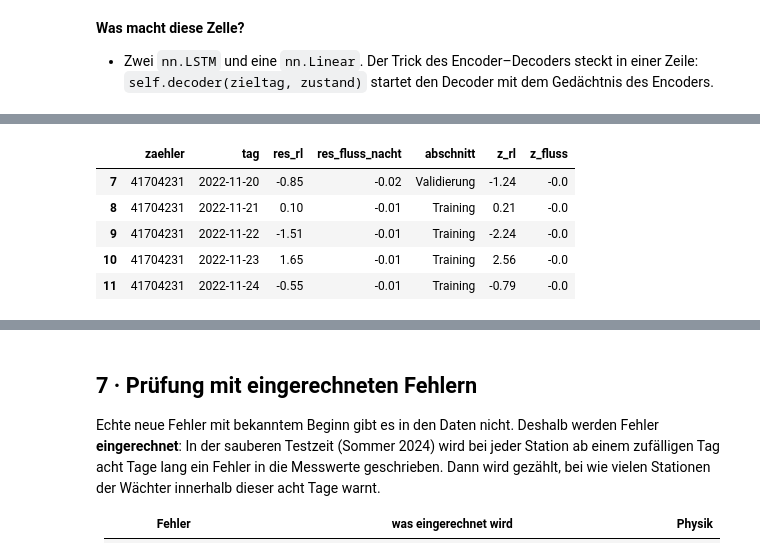
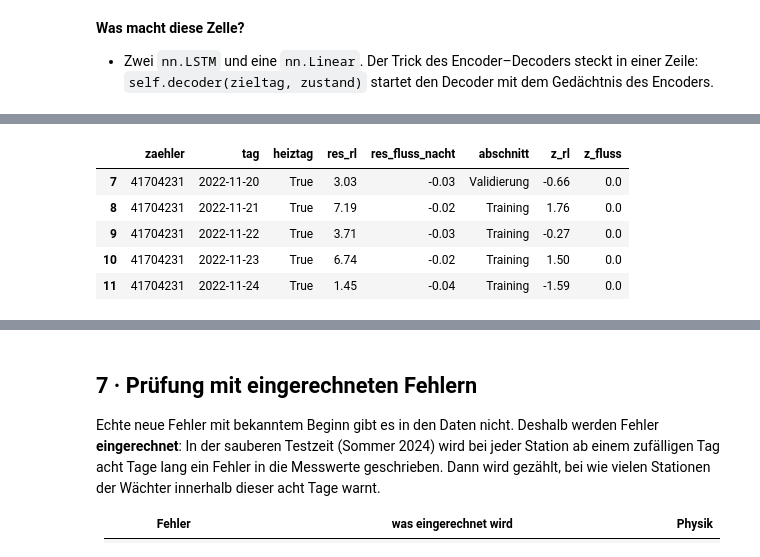
Before and after one commit to ivelinayna/projektseminar, a Jupyter notebook: notebooks/21_prognose_lstm_waechter.ipynb, the cells around one changed output, grey strips where cells are left out. Saved outputs shown, nothing was run; the diff lists cells and outputs as text; code cells hidden in the pictures.

```diff
--- a/notebooks/21_prognose_lstm_waechter.ipynb
+++ b/notebooks/21_prognose_lstm_waechter.ipynb
@@ -46,8 +64,9 @@ pd.set_option("display.width", 200)
 plt.rcParams["figure.facecolor"] = "white"
 
 STICHTAG = pd.Timestamp("2024-09-01")
-TRAINING_BIS = pd.Timestamp("2024-06-01")   # danach: Sommer 2024 als saubere Testzeit vor den Begehungen
-VORGESCHICHTE = 7                             # Tage
+LERNEN_BIS = pd.Timestamp("2024-06-01")    # danach: Sommer 2024 als saubere Testzeit vor den Begehungen
+VORGESCHICHTE = 7                           # Tage
+HEIZGRENZE_C = 15.0                         # Tagesmittel darunter = Heiztag (wie in Notebook 17)
 NEU_TRAINIEREN = False
 SEED = 0
 torch.manual_seed(SEED)
@@ -123,10 +168,10 @@ Temperaturen für alle gleich. Dann entstehen für jeden Zieltag drei Teile:
   im Wetterbericht, den Vorlauf gibt das Netz vor,
 * **Ziel:** Rücklauf und Durchfluss des Zieltags (24 × 2).
 # %%
-lernen = (tage["abschnitt"] == "Training").to_numpy()
-fl_teiler = stunden[np.repeat(lernen, 24)].groupby("zaehler")["durchfluss"].quantile(0.95).clip(lower=1.0)
-mittel = {k: werte[lernen, :, i].mean() for i, k in enumerate(KANAELE) if k != "durchfluss"}
-streuung = {k: werte[lernen, :, i].std() for i, k in enumerate(KANAELE) if k != "durchfluss"}
+lernzeit = (tage["abschnitt"] == "Training").to_numpy()
+fl_teiler = stunden[np.repeat(lernzeit, 24)].groupby("zaehler")["durchfluss"].quantile(0.95).clip(lower=1.0)
+mittel = {k: werte[lernzeit, :, i].mean() for i, k in enumerate(KANAELE) if k != "durchfluss"}
+streuung = {k: werte[lernzeit, :, i].std() for i, k in enumerate(KANAELE) if k != "durchfluss"}
 
 
 def skalieren(feld):
@@ -145,10 +190,10 @@ def eingaenge(x, idx):
 
 
 x = skalieren(werte)
-# Überwacht werden nur Zähler, die das Netz vor Juni 2024 kennenlernen konnte
-ohne_training = sorted(set(tage["zaehler"]) - set(fl_teiler.index))
+# Überwacht werden nur Zähler, die vor Juni 2024 Daten haben (sonst keine Skala und keine normale Schwankung)
+ohne_lernzeit = sorted(set(tage["zaehler"]) - set(fl_teiler.index))
 ziel_idx = ziel_idx[tage.loc[ziel_idx, "zaehler"].isin(fl_teiler.index).to_numpy()]
-print(f"{len(ohne_training)} Zähler ohne Trainingstage werden nicht überwacht; {len(ziel_idx):,} Zieltage bleiben")
+print(f"{len(ohne_lernzeit)} Zähler ohne Tage vor Juni 2024 werden nicht überwacht; {len(ziel_idx):,} Zieltage bleiben")
 v, z, y = eingaenge(x, ziel_idx[:3])
 print(f"Beispiel für drei Zieltage: Vergangenheit {tuple(v.shape)}, Zieltag bekannt {tuple(z.shape)}, Ziel {tuple(y.shape)}")
 # %% [output]
@@ -350,35 +435,42 @@ Median und MAD). Ein z-Wert von 6 heißt: sechsmal so weit weg wie üblich.
 liegt. Gewarnt wird erst, wenn **zwei Tage hintereinander** auffällig sind — ein einzelner
 Ausreißer (Party, Urlaub, Messfehler) soll keinen Alarm auslösen.
 # %%
-def abweichungen(feld, idx):
-    rl, fl = vorhersagen(skalieren(feld) if feld is not werte else x, idx)
+def abweichungen(modell, feld, idx):
+    rl, fl = vorhersagen(modell, skalieren(feld) if feld is not werte else x, idx)
     return pd.DataFrame({
         "zaehler": tage.loc[idx, "zaehler"].to_numpy(),
         "tag": tage.loc[idx, "tag"].to_numpy(),
+        "heiztag": tage.loc[idx, "heiztag"].to_numpy(),
         "res_rl": (feld[idx][:, :, RL] - rl).mean(axis=1),
         "res_fluss_nacht": (feld[idx][:, :6, FL] - fl[:, :6]).mean(axis=1),
     }, index=idx)
 
 
-tag_abw = abweichungen(werte, ziel_idx)
-tag_abw["abschnitt"] = tage.loc[ziel_idx, "abschnitt"].to_numpy()
-
-# Normale Schwankung je Station aus den Validierungstagen (robust: Median und MAD)
-kal = tag_abw[tag_abw["abschnitt"] == "Validierung"].groupby("zaehler").agg(
-    tage=("res_rl", "size"),
-    rl_mitte=("res_rl", "median"), rl_mad=("res_rl", lambda s: 1.4826 * (s - s.median()).abs().median()),
-    fl_mitte=("res_fluss_nacht", "median"), fl_mad=("res_fluss_nacht", lambda s: 1.4826 * (s - s.median()).abs().median()))
-kal = kal[kal["tage"] >= 10]
-kal["rl_mad"] = kal["rl_mad"].clip(lower=0.5)      # mindestens 0,5 K
-kal["fl_mad"] = kal["fl_mad"].clip(lower=5.0)      # mindestens 5 l/h
+def mad(s):
+    return 1.4826 * (s - s.median()).abs().median()
 
 
-def z_werte(abw):
-    k = kal.reindex(abw["zaehler"]).to_numpy()
-    spalten = list(kal.columns)
+def kalibrieren(abw):
+    # normale Lage und Schwankung je Station und der Faktor je Jahreszeit, alles aus den Validierungstagen
+    val = abw[abw["abschnitt"] == "Validierung"]
+    kal = val.groupby("zaehler").agg(tage=("res_rl", "size"), rl_mitte=("res_rl", "median"), rl_mad=("res_rl", mad),
+                                     fl_mitte=("res_fluss_nacht", "median"), fl_mad=("res_fluss_nacht", mad))
+    kal = kal[kal["tage"] >= 10]
+    kal["rl_mad"] = kal["rl_mad"].clip(lower=0.5)      # mindestens 0,5 K
+    kal["fl_mad"] = kal["fl_mad"].clip(lower=5.0)      # mindestens 5 l/h
+    roh = z_werte(val, kal, None)
+    faktor = pd.DataFrame({k: roh.groupby("heiztag")[k].apply(mad) for k in ("z_rl", "z_fluss")}).clip(lower=0.5)
+    return kal, faktor
+
+
+def z_werte(abw, kal, faktor):
+    k = kal.reindex(abw["zaehler"])
     abw = abw.copy()
-    abw["z_rl"] = (abw["res_rl"] - k[:, spalten.index("rl_mitte")]) / k[:, spalten.index("rl_mad")]
-    abw["z_fluss"] = (abw["res_fluss_nacht"] - k[:, spalten.index("fl_mitte")]) / k[:, spalten.index("fl_mad")]
+    abw["z_rl"] = (abw["res_rl"].to_numpy() - k["rl_mitte"].to_numpy()) / k["rl_mad"].to_numpy()
+    abw["z_fluss"] = (abw["res_fluss_nacht"].to_numpy() - k["fl_mitte"].to_numpy()) / k["fl_mad"].to_numpy()
+    if faktor is not None:
+        for spalte in ("z_rl", "z_fluss"):
+            abw[spalte] = abw[spalte] / abw["heiztag"].map(faktor[spalte]).to_numpy()
     return abw
 
 
@@ -390,9 +482,15 @@ def warnungen(abw, schwelle):
     return auff & vortag_auff & vortag_direkt
 
 
-tag_abw = z_werte(tag_abw)
+modell = modelle["begangen"]
+tag_abw = abweichungen(modell, werte, ziel_idx)
+tag_abw["abschnitt"] = tage.loc[ziel_idx, "abschnitt"].to_numpy()
+kal, faktor = kalibrieren(tag_abw)
+tag_abw = z_werte(tag_abw, kal, faktor)
 print(f"Normale Schwankung für {len(kal)} Zähler bestimmt (mind. 10 Validierungstage)")
 print(f"typische Schwankung (Median über Zähler): Rücklauf {kal['rl_mad'].median():.2f} K, Nachtdurchfluss {kal['fl_mad'].median():.1f} l/h")
+print("Faktor je Jahreszeit (Breite der z-Werte an Validierungstagen):")
+print(faktor.rename(index={True: "Heiztag", False: "warmer Tag"}).round(2).to_string())
 tag_abw.dropna().head().round({"res_rl": 2, "res_fluss_nacht": 2, "z_rl": 2, "z_fluss": 2})
 # %% [output]
 Normale Schwankung für 67 Zähler bestimmt (mind. 10 Validierungstage)
@@ -400,9 +503,9 @@ typische Schwankung (Median über Zähler): Rücklauf 1.56 K, Nachtdurchfluss 18
-|  | zaehler | tag | res_rl | res_fluss_nacht | abschnitt | z_rl | z_fluss |
-| 7 | 41704231 | 2022-11-20 | -0.85 | -0.02 | Validierung | -1.24 | -0.0 |
-| 8 | 41704231 | 2022-11-21 | 0.10 | -0.01 | Training | 0.21 | -0.0 |
-| 9 | 41704231 | 2022-11-22 | -1.51 | -0.01 | Training | -2.24 | -0.0 |
-| 10 | 41704231 | 2022-11-23 | 1.65 | -0.01 | Training | 2.56 | -0.0 |
-| 11 | 41704231 | 2022-11-24 | -0.55 | -0.01 | Training | -0.79 | -0.0 |
+|  | zaehler | tag | heiztag | res_rl | res_fluss_nacht | abschnitt | z_rl | z_fluss |
+| 7 | 41704231 | 2022-11-20 | True | 3.03 | -0.03 | Validierung | -0.66 | 0.0 |
+| 8 | 41704231 | 2022-11-21 | True | 7.19 | -0.02 | Training | 1.76 | 0.0 |
+| 9 | 41704231 | 2022-11-22 | True | 3.71 | -0.03 | Training | -0.27 | 0.0 |
+| 10 | 41704231 | 2022-11-23 | True | 6.74 | -0.02 | Training | 1.50 | 0.0 |
+| 11 | 41704231 | 2022-11-24 | True | 1.45 | -0.04 | Training | -1.59 | 0.0 |
 # %% [markdown]
 **Was macht diese Zelle?**
 - `abweichungen()` sagt die Zieltage vorher und berechnet je Tag die beiden Abweichungen.
```
Also changed, not shown: parts of 64 cells of this notebook.
